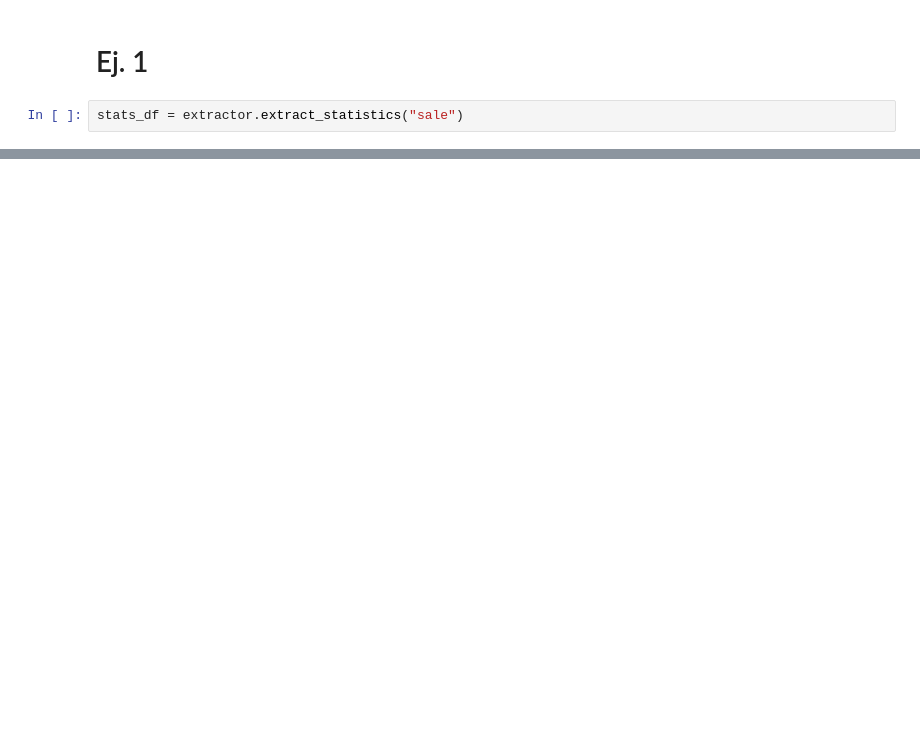
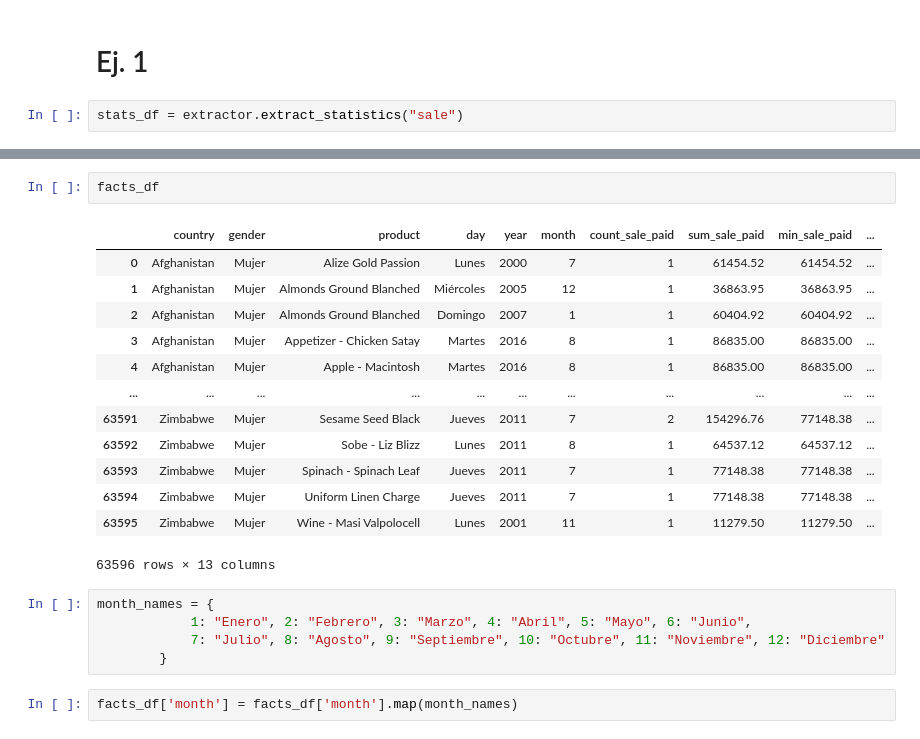
Before and after one commit to eric-castillo05/DataWarehouse, a Jupyter notebook: ETL_python/main.ipynb, the cells around one changed output, grey strips where cells are left out. Drawn from its saved outputs; the diff is of its cells as text; blank space fills up the shorter version.

```diff
--- a/ETL_python/main.ipynb
+++ b/ETL_python/main.ipynb
@@ -209,0 +279,23 @@ stats_df.head()
+# %%
+facts_df
+# %% [output]
+|  | country | gender | product | day | year | month | count_sale_paid | sum_sale_paid | min_sale_paid | ... |
+| 0 | Afghanistan | Mujer | Alize Gold Passion | Lunes | 2000 | 7 | 1 | 61454.52 | 61454.52 | ... |
+| 1 | Afghanistan | Mujer | Almonds Ground Blanched | Miércoles | 2005 | 12 | 1 | 36863.95 | 36863.95 | ... |
+| 2 | Afghanistan | Mujer | Almonds Ground Blanched | Domingo | 2007 | 1 | 1 | 60404.92 | 60404.92 | ... |
+| 3 | Afghanistan | Mujer | Appetizer - Chicken Satay | Martes | 2016 | 8 | 1 | 86835.00 | 86835.00 | ... |
+| 4 | Afghanistan | Mujer | Apple - Macintosh | Martes | 2016 | 8 | 1 | 86835.00 | 86835.00 | ... |
+| ... | ... | ... | ... | ... | ... | ... | ... | ... | ... | ... |
+| 63591 | Zimbabwe | Mujer | Sesame Seed Black | Jueves | 2011 | 7 | 2 | 154296.76 | 77148.38 | ... |
+| 63592 | Zimbabwe | Mujer | Sobe - Liz Blizz | Lunes | 2011 | 8 | 1 | 64537.12 | 64537.12 | ... |
+| 63593 | Zimbabwe | Mujer | Spinach - Spinach Leaf | Jueves | 2011 | 7 | 1 | 77148.38 | 77148.38 | ... |
+| 63594 | Zimbabwe | Mujer | Uniform Linen Charge | Jueves | 2011 | 7 | 1 | 77148.38 | 77148.38 | ... |
+| 63595 | Zimbabwe | Mujer | Wine - Masi Valpolocell | Lunes | 2001 | 11 | 1 | 11279.50 | 11279.50 | ... |
+63596 rows × 13 columns
+# %%
+month_names = {
+            1: "Enero", 2: "Febrero", 3: "Marzo", 4: "Abril", 5: "Mayo", 6: "Junio",
+            7: "Julio", 8: "Agosto", 9: "Septiembre", 10: "Octubre", 11: "Noviembre", 12: "Diciembre"
+        }
+# %%
+facts_df['month'] = facts_df['month'].map(month_names)
```
Also changed, not shown: parts of 43 cells of this notebook, 3 other files.
